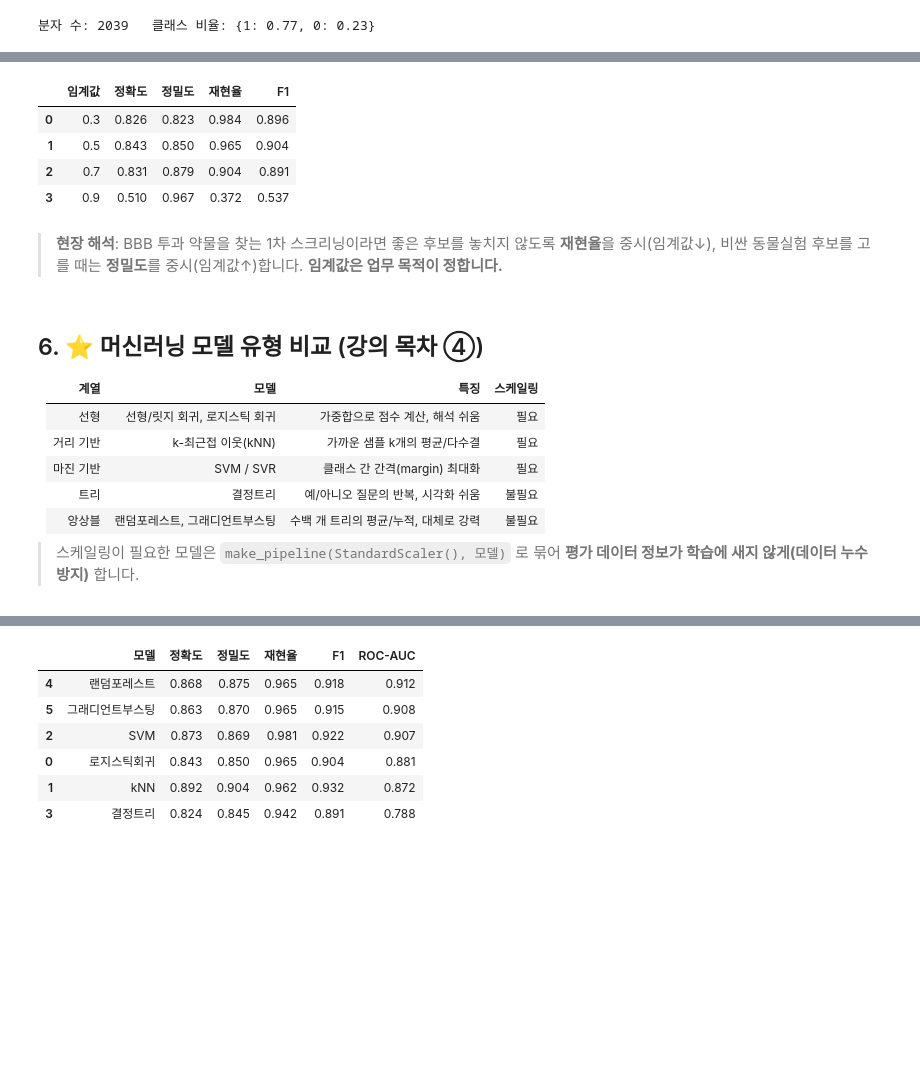
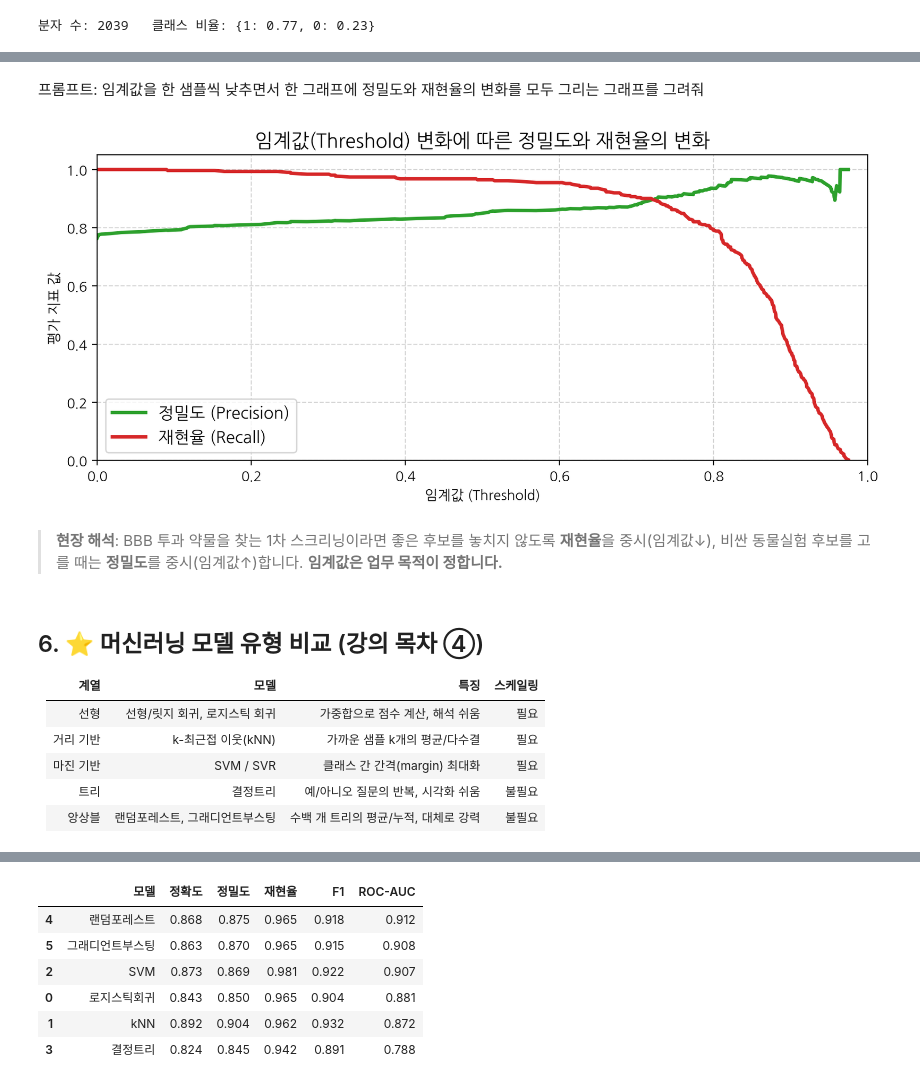
Before and after one commit to StillWork/DrugAI, a Jupyter notebook: 02_ML_Basics_Regression_Classification.ipynb, the cells around one changed output, grey strips where cells are left out. Drawn from its saved outputs; the diff is of its cells as text; code cells hidden in the pictures; blank space fills up the shorter version.

```diff
--- a/02_ML_Basics_Regression_Classification.ipynb
+++ b/02_ML_Basics_Regression_Classification.ipynb
@@ -184,17 +261,28 @@ plt.tight_layout(); plt.show()
-# %%
-# 임계값을 바꾸면 정밀도와 재현율이 서로 '거래(trade-off)' 됩니다
-rows = []
-for th in [0.3, 0.5, 0.7, 0.9]:
-    p = (proba >= th).astype(int)
-    rows.append({"임계값": th, "정확도": accuracy_score(yte, p), "정밀도": precision_score(yte, p),
-                 "재현율": recall_score(yte, p), "F1": f1_score(yte, p)})
-pd.DataFrame(rows).round(3)
-# %% [output]
-|  | 임계값 | 정확도 | 정밀도 | 재현율 | F1 |
-| 0 | 0.3 | 0.826 | 0.823 | 0.984 | 0.896 |
-| 1 | 0.5 | 0.843 | 0.850 | 0.965 | 0.904 |
-| 2 | 0.7 | 0.831 | 0.879 | 0.904 | 0.891 |
-| 3 | 0.9 | 0.510 | 0.967 | 0.372 | 0.537 |
+# %% [markdown]
+프롬프트: 임계값을 한 샘플씩 낮추면서 한 그래프에 정밀도와 재현율의 변화를 모두 그리는 그래프를 그려줘
+# %%
+from sklearn.metrics import precision_recall_curve
+import matplotlib.pyplot as plt
+
+# 임계값에 따른 정밀도와 재현율 계산
+precisions, recalls, thresholds = precision_recall_curve(yte, proba)
+
+plt.figure(figsize=(10, 4))
+# 정밀도와 재현율 플롯 (재현율과 정밀도는 thresholds보다 원소가 1개 더 많으므로 임계값 크기만큼 슬라이싱합니다)
+plt.plot(thresholds, precisions[:-1], label='정밀도 (Precision)', color='#2ca02c', linewidth=2.5)
+plt.plot(thresholds, recalls[:-1], label='재현율 (Recall)', color='#d62728', linewidth=2.5)
+
+plt.title('임계값(Threshold) 변화에 따른 정밀도와 재현율의 변화', fontsize=14)
+plt.xlabel('임계값 (Threshold)')
+plt.ylabel('평가 지표 값')
+plt.xlim(0, 1)
+plt.ylim(0, 1.05)
+plt.legend(loc='lower left', fontsize=12)
+plt.grid(True, linestyle='--', alpha=0.5)
+
+plt.show()
+# %% [output]
+[figure, added]
 # %% [markdown]
 > **현장 해석**: BBB 투과 약물을 찾는 1차 스크리닝이라면 좋은 후보를 놓치지 않도록 **재현율**을 중시(임계값↓),
 > 비싼 동물실험 후보를 고를 때는 **정밀도**를 중시(임계값↑)합니다. **임계값은 업무 목적이 정합니다.**
@@ -207,8 +295,6 @@ pd.DataFrame(rows).round(3)
 | 마진 기반 | SVM / SVR | 클래스 간 간격(margin) 최대화 | 필요 |
 | 트리 | 결정트리 | 예/아니오 질문의 반복, 시각화 쉬움 | 불필요 |
 | 앙상블 | 랜덤포레스트, 그래디언트부스팅 | 수백 개 트리의 평균/누적, 대체로 강력 | 불필요 |
-
-> 스케일링이 필요한 모델은 `make_pipeline(StandardScaler(), 모델)` 로 묶어 **평가 데이터 정보가 학습에 새지 않게(데이터 누수 방지)** 합니다.
 # %%
 from sklearn.linear_model import Ridge
 from sklearn.neighbors import KNeighborsRegressor, KNeighborsClassifier
```
Also changed, not shown: parts of 17 cells of this notebook.
